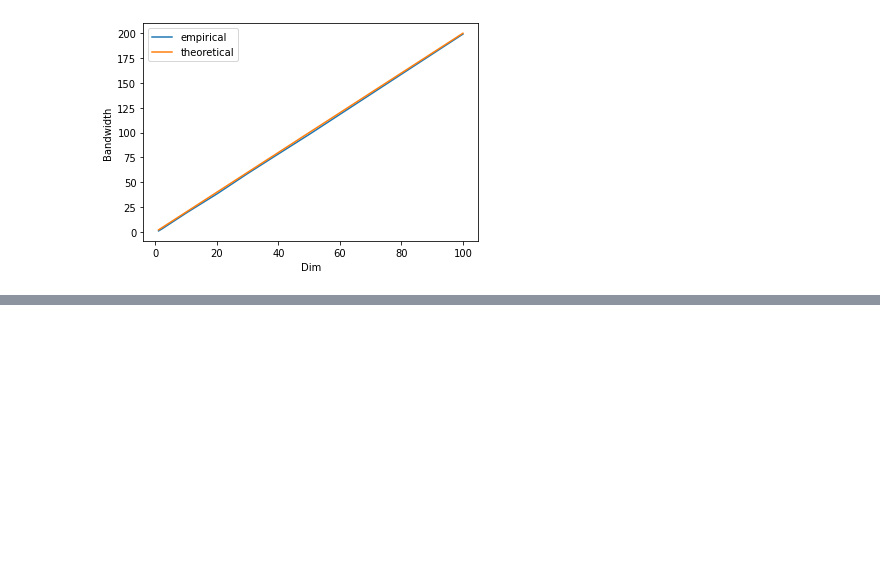
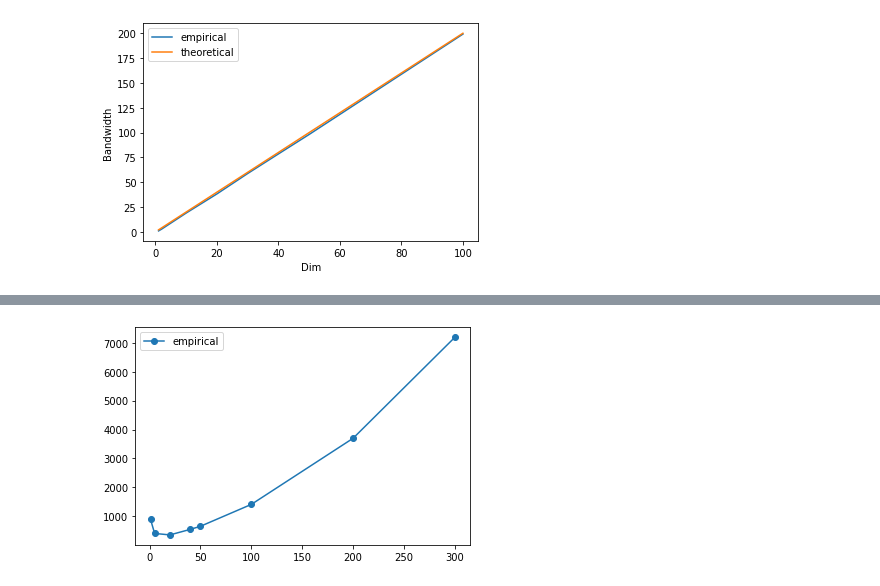
Before and after one commit to XingLLiu/u-stat-high-dim, a Jupyter notebook: scalability_with_dim.ipynb, the cells around one changed output, grey strips where cells are left out. Cells and saved outputs as stored; diff of their text form; code cells hidden in the pictures; blank space fills up the shorter version.

```diff
--- a/scalability_with_dim.ipynb
+++ b/scalability_with_dim.ipynb
@@ -201,0 +288,5 @@ Text(0.5, 0, 'Dim')
+# %%
+plt.plot(res["dim"], res["moment4_empirical"], marker="o", label="empirical")
+_ = plt.legend()
+# %% [output]
+[figure, added]
```
Also changed, not shown: parts of 22 cells of this notebook, 3 other files.
